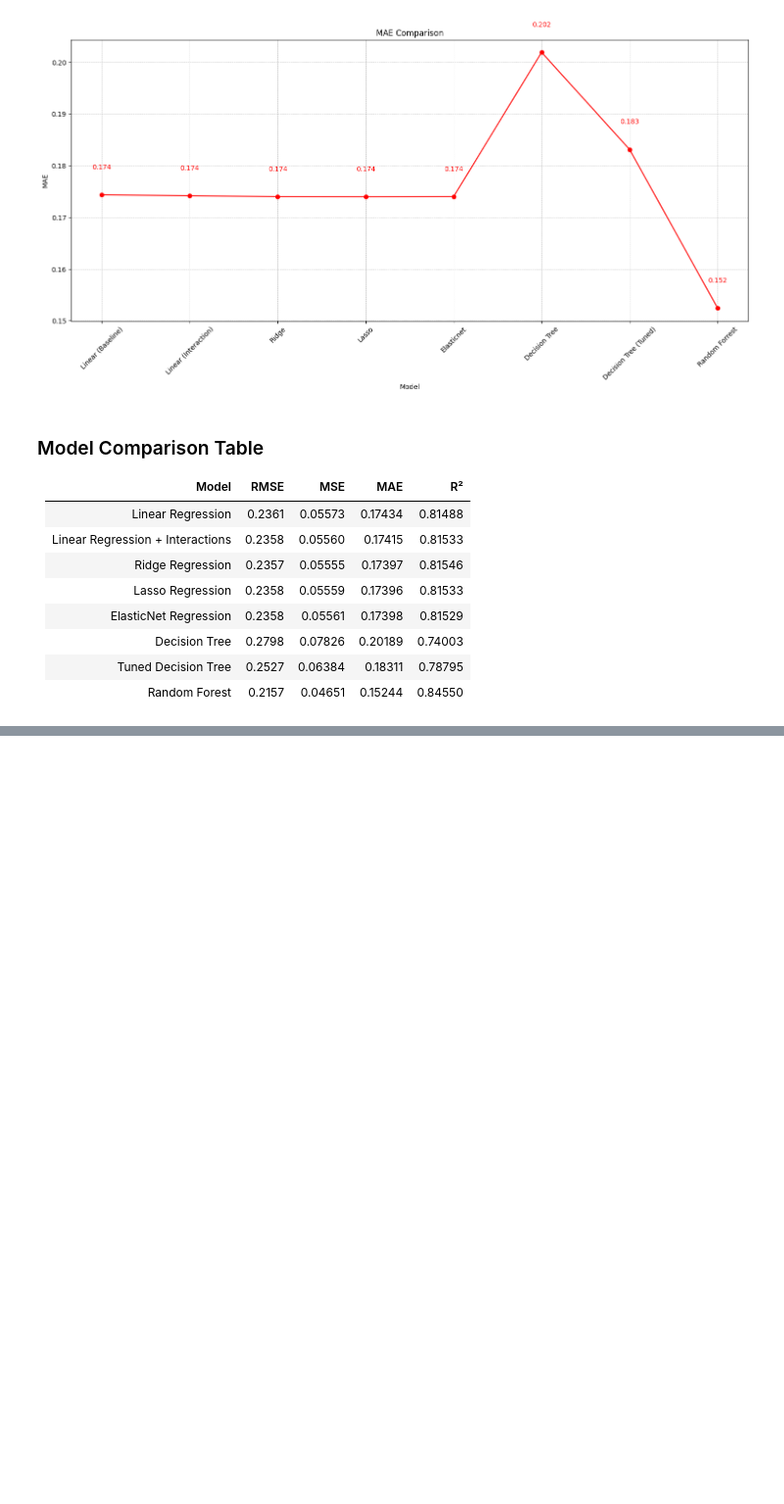
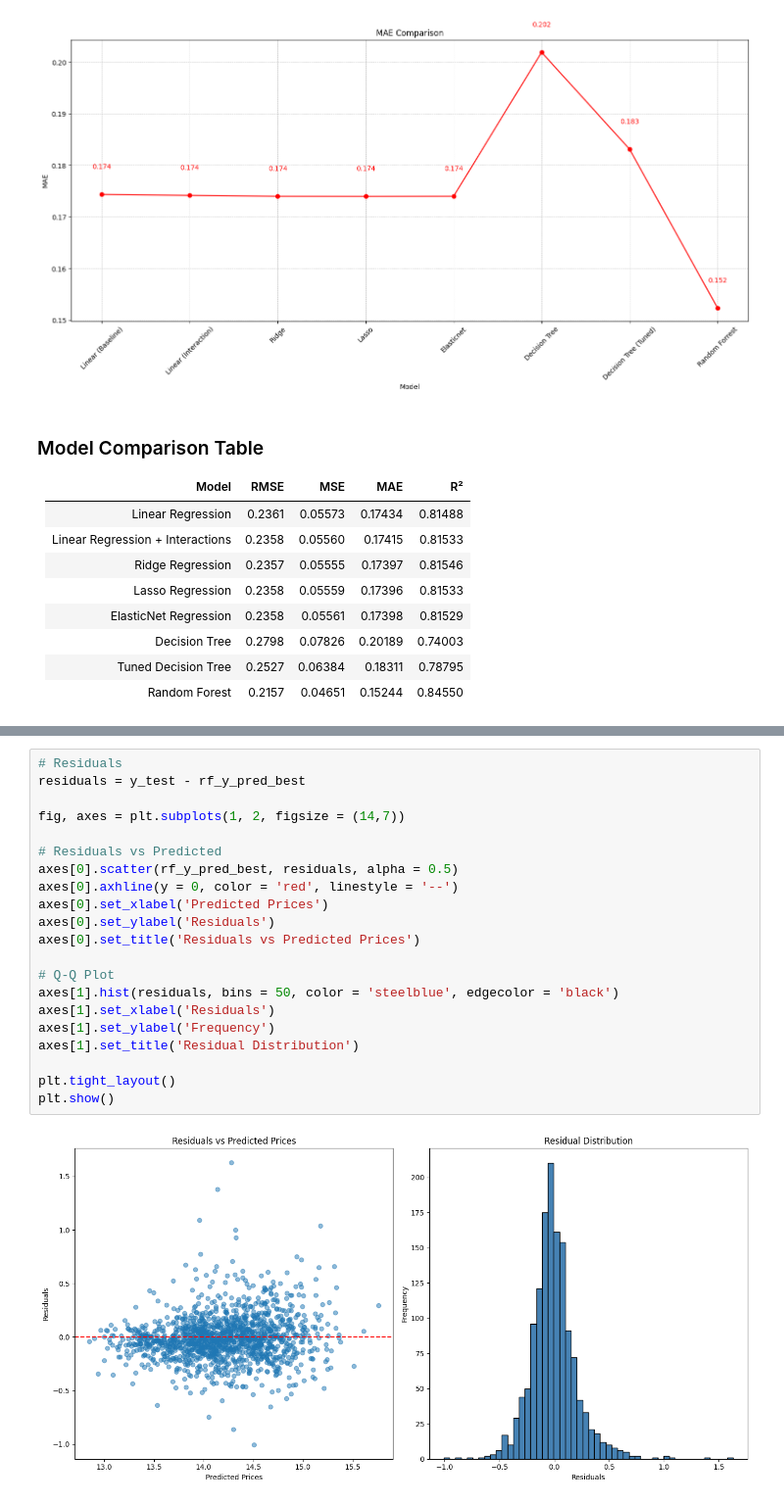
Before and after one commit to atharvakatkar/Sydney-House-Price-Predictor, a Jupyter notebook: notebooks/house_price_predictions.ipynb, the cells around one changed output, grey strips where cells are left out. Shown at 98% size. Cells and saved outputs as stored; diff of their text form; blank space fills up the shorter version.

```diff
--- a/notebooks/house_price_predictions.ipynb
+++ b/notebooks/house_price_predictions.ipynb
@@ -1212,0 +1241,23 @@ for title, config in metrics.items():
+# %%
+# Residuals
+residuals = y_test - rf_y_pred_best
+
+fig, axes = plt.subplots(1, 2, figsize = (14,7))
+
+# Residuals vs Predicted
+axes[0].scatter(rf_y_pred_best, residuals, alpha = 0.5)
+axes[0].axhline(y = 0, color = 'red', linestyle = '--')
+axes[0].set_xlabel('Predicted Prices')
+axes[0].set_ylabel('Residuals')
+axes[0].set_title('Residuals vs Predicted Prices')
+
+# Q-Q Plot
+axes[1].hist(residuals, bins = 50, color = 'steelblue', edgecolor = 'black')
+axes[1].set_xlabel('Residuals')
+axes[1].set_ylabel('Frequency')
+axes[1].set_title('Residual Distribution')
+
+plt.tight_layout()
+plt.show()
+# %% [output]
+[figure, added]
```
Also changed, not shown: parts of 13 cells of this notebook, 1 other file.
